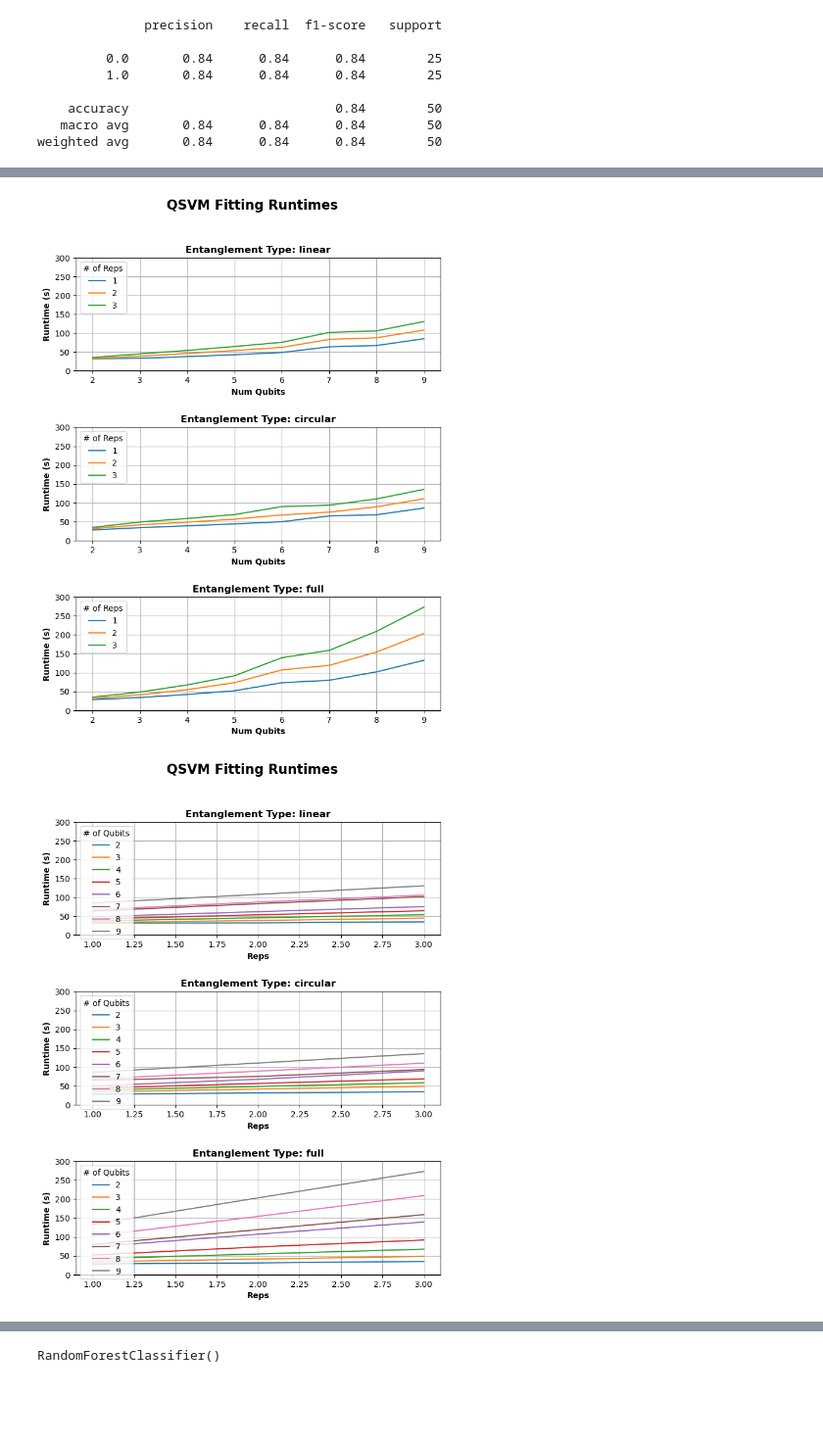
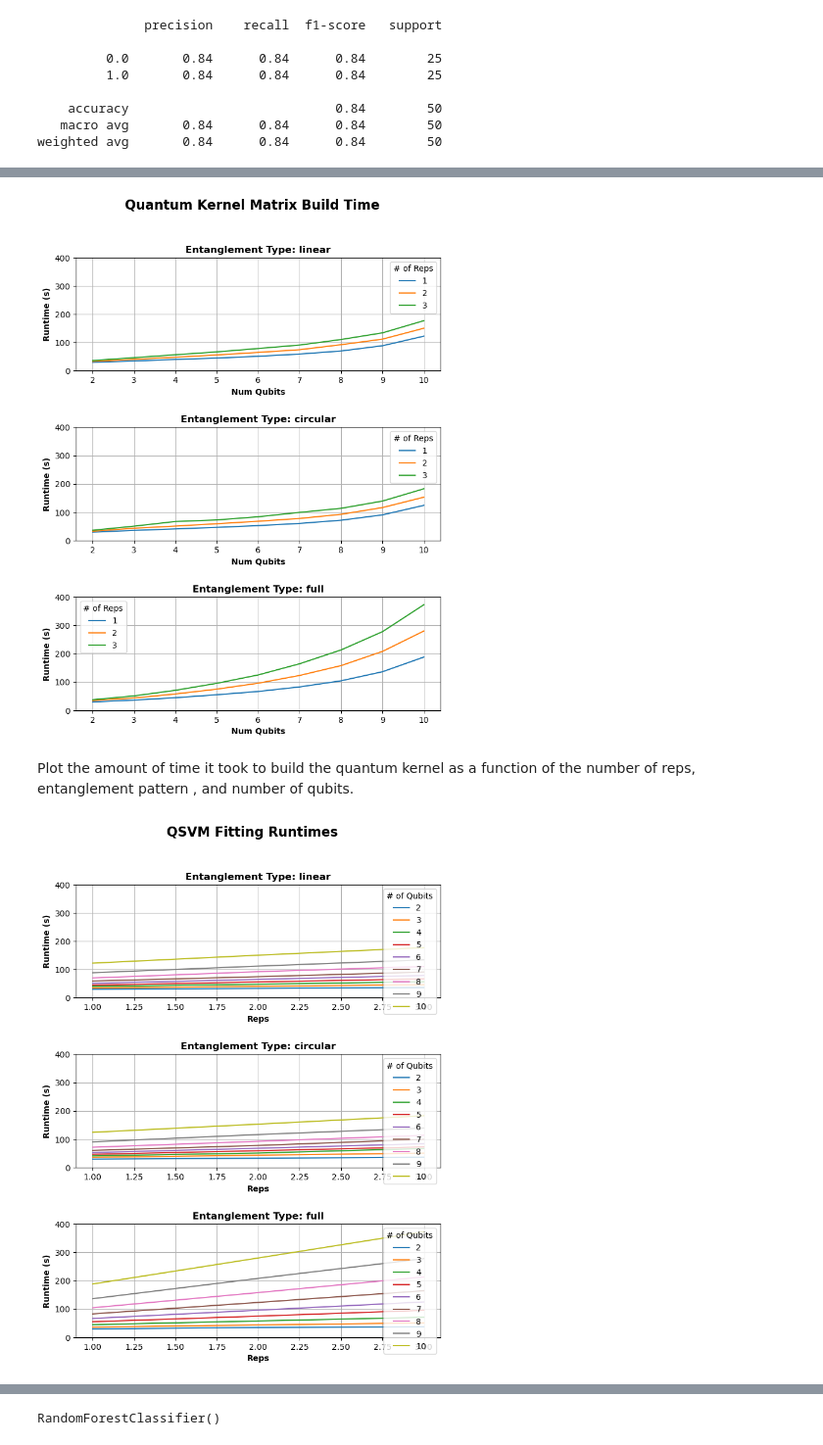
Before and after one commit to williamzjasmine/CUNY_SPS_DS, a Jupyter notebook: DATA_698/final_project/src/Data_698_Final_Project.ipynb, the cells around one changed output, grey strips where cells are left out. Shown at 98% size. Cells and saved outputs as stored; diff of their text form; code cells hidden in the pictures; blank space fills up the shorter version.

```diff
--- a/DATA_698/final_project/src/Data_698_Final_Project.ipynb
+++ b/DATA_698/final_project/src/Data_698_Final_Project.ipynb
@@ -850,5 +843,5 @@ def evaluate_qsvm(qubits_range, entanglement_types, reps_range, importance_df, X
 # %%
-qubits_range = list(range(2,10))
+qubits_range = list(range(2,11))
 entanglement_types = ['linear', 'circular', 'full']
 reps_range = [1,2,3]
 
@@ -866,3 +859,4 @@ sheet_name = 'QSVM'
 #     qsvm_results.to_excel(writer, sheet_name=sheet_name, index=False)
 
 qsvm_results = pd.read_excel(excel_file, sheet_name=sheet_name)
+qsvm_results = qsvm_results[qsvm_results['num_qubits'] <= 10]
@@ -879,7 +875,7 @@ def plot_qsvm_results(qsvm_results, x_name, y_name, iterable, iterable_name,
         for i in iterable:
             tmp = qsvm_results[(qsvm_results['entanglement_type'] == entanglement_type) & (qsvm_results[iterable_name] == i)]
             plt.plot(tmp[x_name], tmp[y_name], label= i)
-        plt.legend(title=legend_title, loc='upper left')
+        plt.legend(title=legend_title)
         plt.title(f'Entanglement Type: {entanglement_type}', fontweight='bold')
         plt.xlabel(x_label, fontweight='bold')
         plt.ylabel(y_label, fontweight='bold')
@@ -894,18 +892,20 @@ def plot_qsvm_results(qsvm_results, x_name, y_name, iterable, iterable_name,
 # %%
 x_label = 'Num Qubits'
 y_label = 'Runtime (s)'
-title = 'QSVM Fitting Runtimes'
+title = 'Quantum Kernel Matrix Build Time'
 legend_title = '# of Reps'
 plot_qsvm_results(qsvm_results, 'num_qubits', 'q_time', reps_range, 'reps',
-                  x_label, y_label, title, legend_title, 300, 11)
+                  x_label, y_label, title, legend_title, 400, 11)
 # %% [output]
-[figure, old version]
+[figure, new version]
+# %% [markdown]
+Plot the amount of time it took to build the quantum kernel as a function of the number of reps, entanglement pattern , and number of qubits.
 # %%
 x_label = 'Reps'
 y_label = 'Runtime (s)'
 title = 'QSVM Fitting Runtimes'
 legend_title = '# of Qubits'
 plot_qsvm_results(qsvm_results, 'reps', 'q_time', qubits_range, 'num_qubits',
-                  x_label, y_label, title, legend_title, 300)
+                  x_label, y_label, title, legend_title, 400)
 # %% [output]
-[figure, old version]
+[figure, new version]
```
Also changed, not shown: parts of 72 cells of this notebook, 1 other file.
